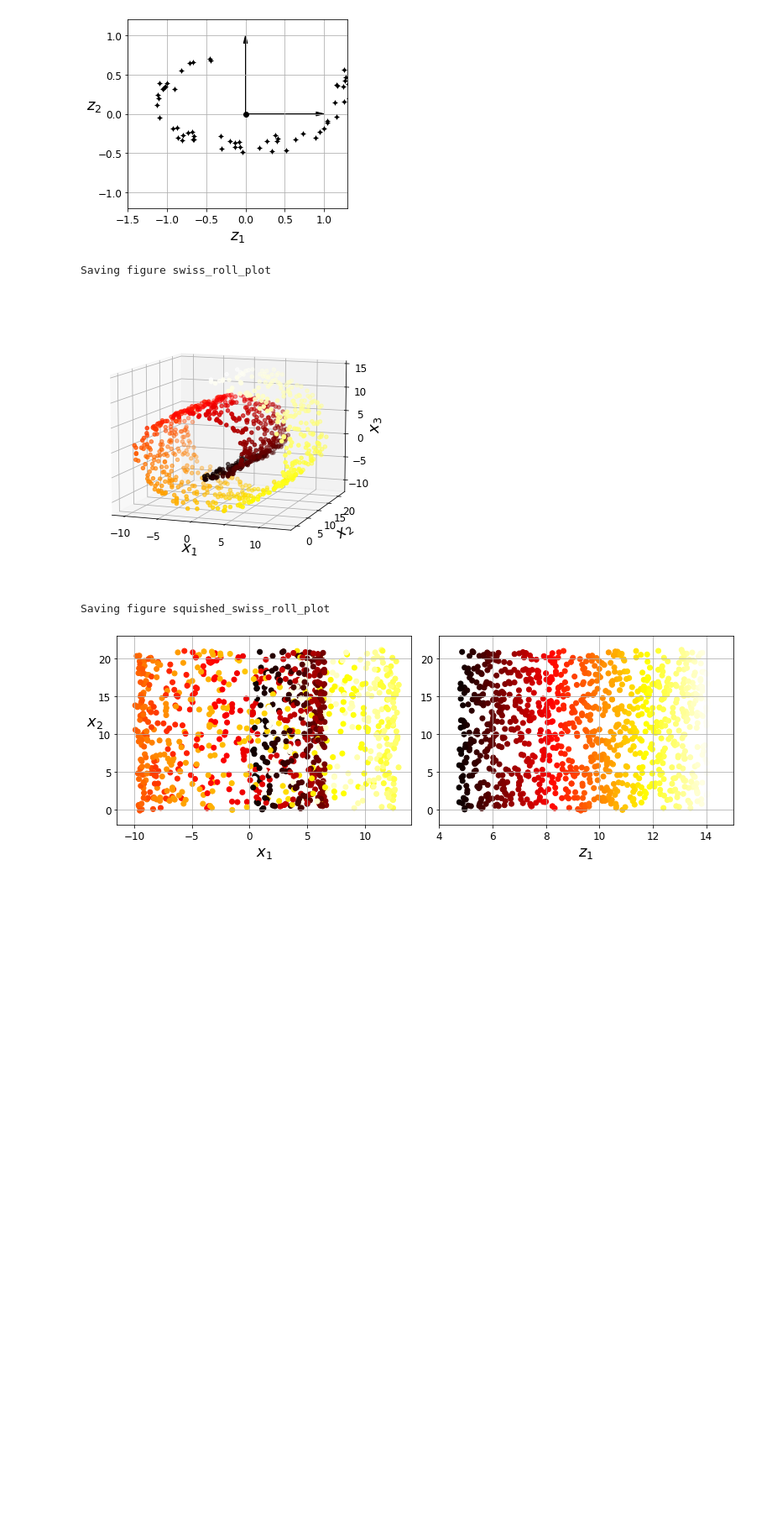
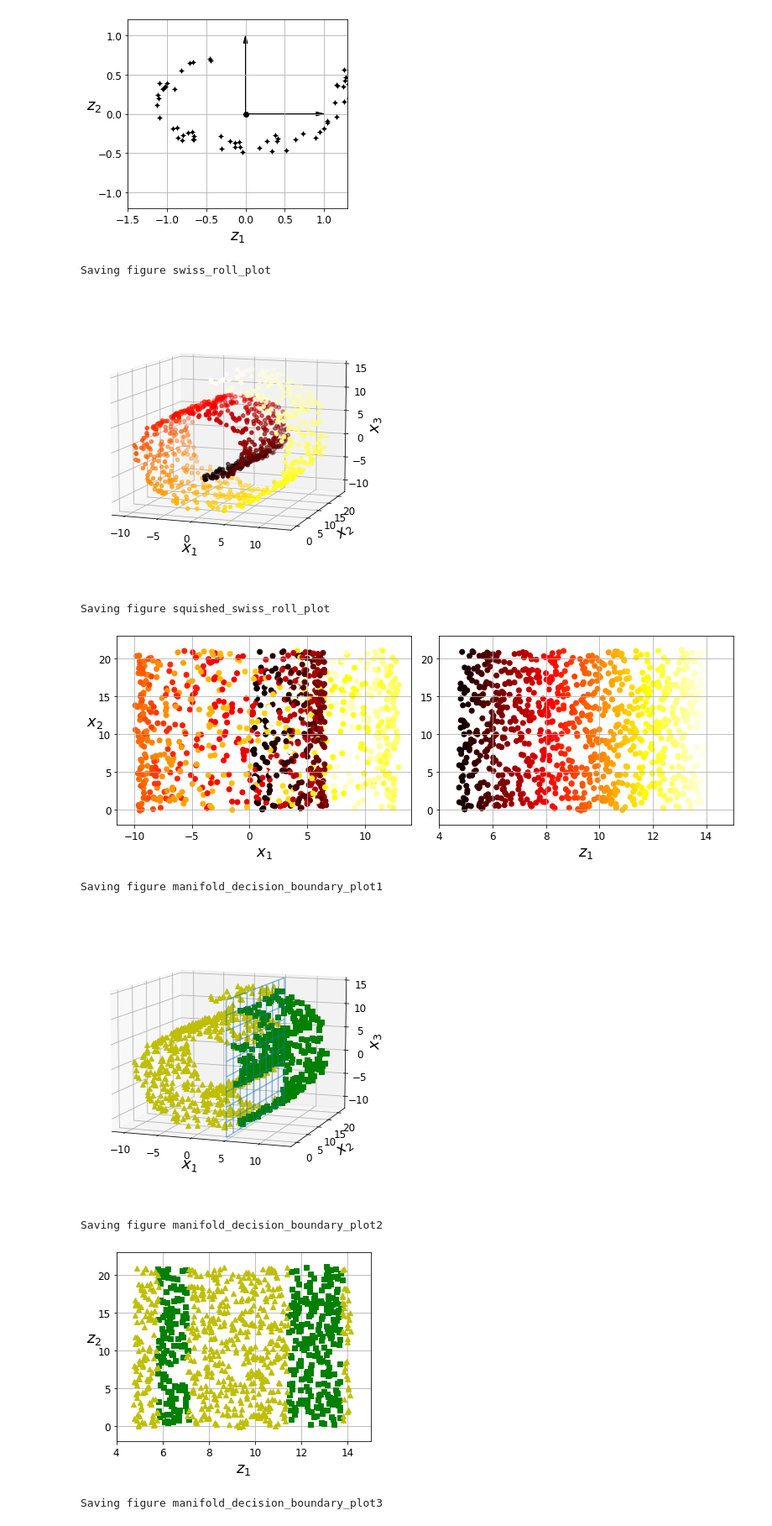
Before and after one commit to Aman-137/Dimensionality-Reduction, a Jupyter notebook: dimensionality_reduction.ipynb, the cells around one changed output. Shown at 84% size. Drawn from its saved outputs; the diff is of its cells as text; code cells hidden in the pictures; blank space fills up the shorter version.

```diff
--- a/dimensionality_reduction.ipynb
+++ b/dimensionality_reduction.ipynb
@@ -272,3 +272,83 @@ plt.show()
 # %% [output]
 Saving figure squished_swiss_roll_plot
 [figure]
+# %%
+from matplotlib import gridspec
+
+axes = [-11.5, 14, -2, 23, -12, 15]
+
+x2s = np.linspace(axes[2], axes[3], 10)
+x3s = np.linspace(axes[4], axes[5], 10)
+x2, x3 = np.meshgrid(x2s, x3s)
+
+fig = plt.figure(figsize=(6, 5))
+ax = plt.subplot(111, projection='3d')
+
+positive_class = X[:, 0] > 5
+X_pos = X[positive_class]
+X_neg = X[~positive_class]
+ax.view_init(10, -70)
+ax.plot(X_neg[:, 0], X_neg[:, 1], X_neg[:, 2], "y^")
+ax.plot_wireframe(5, x2, x3, alpha=0.5)
+ax.plot(X_pos[:, 0], X_pos[:, 1], X_pos[:, 2], "gs")
+ax.set_xlabel("$x_1$", fontsize=18)
+ax.set_ylabel("$x_2$", fontsize=18)
+ax.set_zlabel("$x_3$", fontsize=18)
+ax.set_xlim(axes[0:2])
+ax.set_ylim(axes[2:4])
+ax.set_zlim(axes[4:6])
+
+save_fig("manifold_decision_boundary_plot1")
+plt.show()
+
+fig = plt.figure(figsize=(5, 4))
+ax = plt.subplot(111)
+
+plt.plot(t[positive_class], X[positive_class, 1], "gs")
+plt.plot(t[~positive_class], X[~positive_class, 1], "y^")
+plt.axis([4, 15, axes[2], axes[3]])
+plt.xlabel("$z_1$", fontsize=18)
+plt.ylabel("$z_2$", fontsize=18, rotation=0)
+plt.grid(True)
+
+save_fig("manifold_decision_boundary_plot2")
+plt.show()
+
+fig = plt.figure(figsize=(6, 5))
+ax = plt.subplot(111, projection='3d')
+
+positive_class = 2 * (t[:] - 4) > X[:, 1]
+X_pos = X[positive_class]
+X_neg = X[~positive_class]
+ax.view_init(10, -70)
+ax.plot(X_neg[:, 0], X_neg[:, 1], X_neg[:, 2], "y^")
+ax.plot(X_pos[:, 0], X_pos[:, 1], X_pos[:, 2], "gs")
+ax.set_xlabel("$x_1$", fontsize=18)
+ax.set_ylabel("$x_2$", fontsize=18)
+ax.set_zlabel("$x_3$", fontsize=18)
+ax.set_xlim(axes[0:2])
+ax.set_ylim(axes[2:4])
+ax.set_zlim(axes[4:6])
+
+save_fig("manifold_decision_boundary_plot3")
+plt.show()
+
+fig = plt.figure(figsize=(5, 4))
+ax = plt.subplot(111)
+
+plt.plot(t[positive_class], X[positive_class, 1], "gs")
+plt.plot(t[~positive_class], X[~positive_class, 1], "y^")
+plt.plot([4, 15], [0, 22], "b-", linewidth=2)
+plt.axis([4, 15, axes[2], axes[3]])
+plt.xlabel("$z_1$", fontsize=18)
+plt.ylabel("$z_2$", fontsize=18, rotation=0)
+plt.grid(True)
+
+save_fig("manifold_decision_boundary_plot4")
+plt.show()
+# %% [output]
+Saving figure manifold_decision_boundary_plot1
+[figure, added]
+Saving figure manifold_decision_boundary_plot2
+[figure, added]
+Saving figure manifold_decision_boundary_plot3
```
Also changed, not shown: parts of 1 cell of this notebook.
